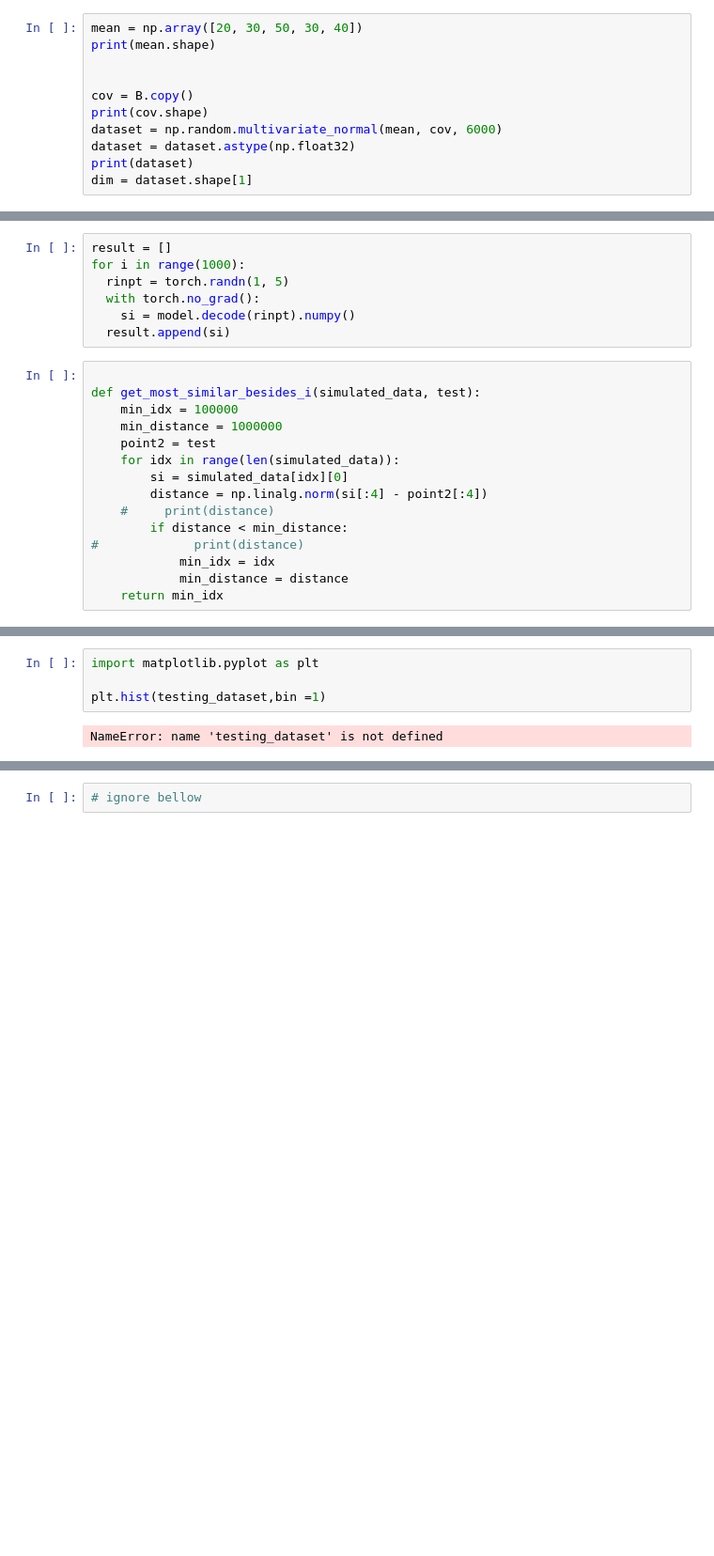
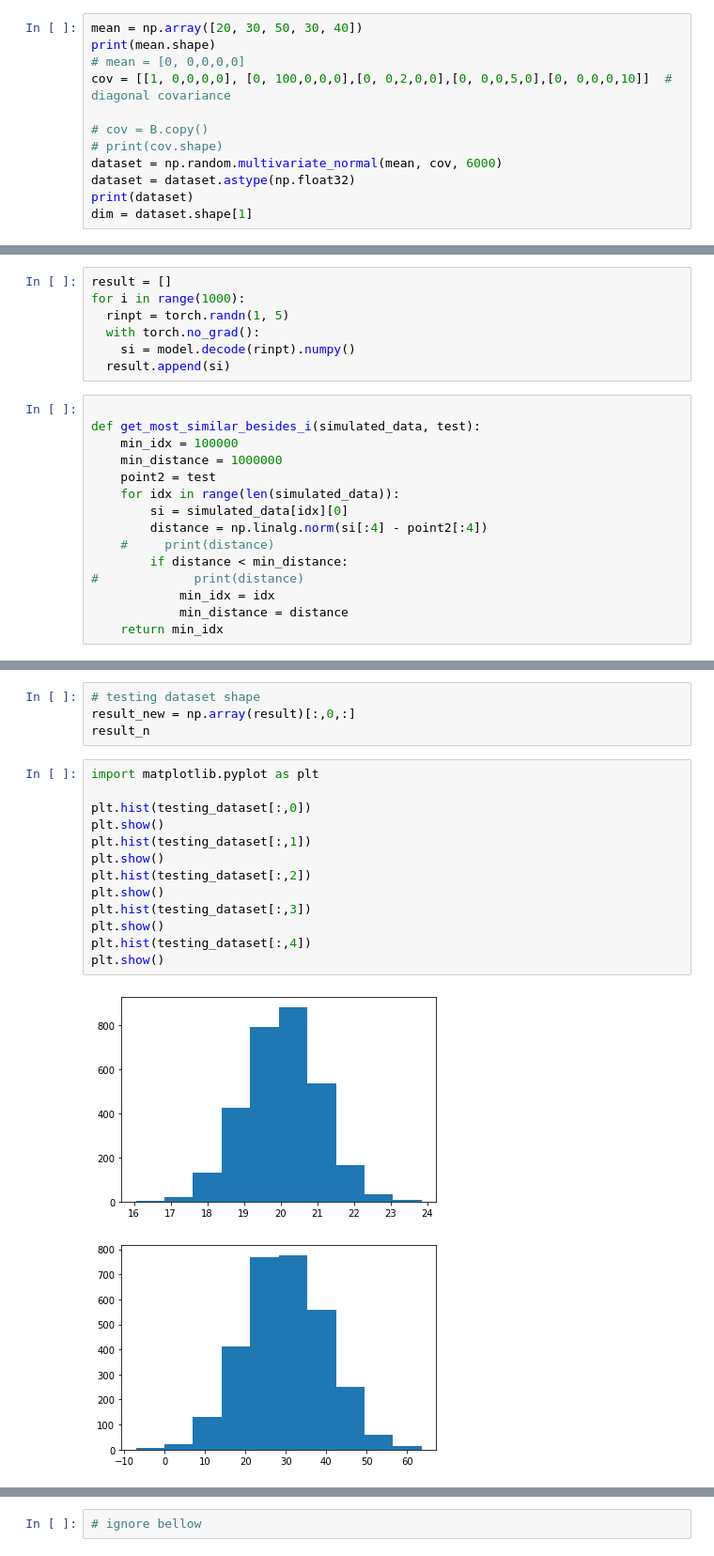
Before and after one commit to Biomedical-Data-Design/Interpretable-ML, a Jupyter notebook: autoencoder.ipynb, the cells around one changed output, grey strips where cells are left out. Shown: that part at 94% size. Drawn from its saved outputs; the diff is of its cells as text; blank space fills up the shorter version.

Commit message:
update and add hist

```diff
--- a/autoencoder.ipynb
+++ b/autoencoder.ipynb
@@ -20,10 +14,11 @@ print(B.shape)
 # %%
 mean = np.array([20, 30, 50, 30, 40])
 print(mean.shape)
+# mean = [0, 0,0,0,0]
+cov = [[1, 0,0,0,0], [0, 100,0,0,0],[0, 0,2,0,0],[0, 0,0,5,0],[0, 0,0,0,10]]  # diagonal covariance
 
-
-cov = B.copy()
-print(cov.shape)
+# cov = B.copy()
+# print(cov.shape)
 dataset = np.random.multivariate_normal(mean, cov, 6000)
 dataset = dataset.astype(np.float32)
 print(dataset)
@@ -226,6 +219,20 @@ for i in range(testing_dataset.shape[0]):
+# %%
+# testing dataset shape
+result_new = np.array(result)[:,0,:]
+result_n
 # %%
 import matplotlib.pyplot as plt
 
-plt.hist(testing_dataset,bin =1)
+plt.hist(testing_dataset[:,0])
+plt.show()
+plt.hist(testing_dataset[:,1])
+plt.show()
+plt.hist(testing_dataset[:,2])
+plt.show()
+plt.hist(testing_dataset[:,3])
+plt.show()
+plt.hist(testing_dataset[:,4])
+plt.show()
 # %% [output]
-NameError: name 'testing_dataset' is not defined
+[figure, added]
+[figure, added]
```
Also changed, not shown: parts of 19 cells of this notebook.
